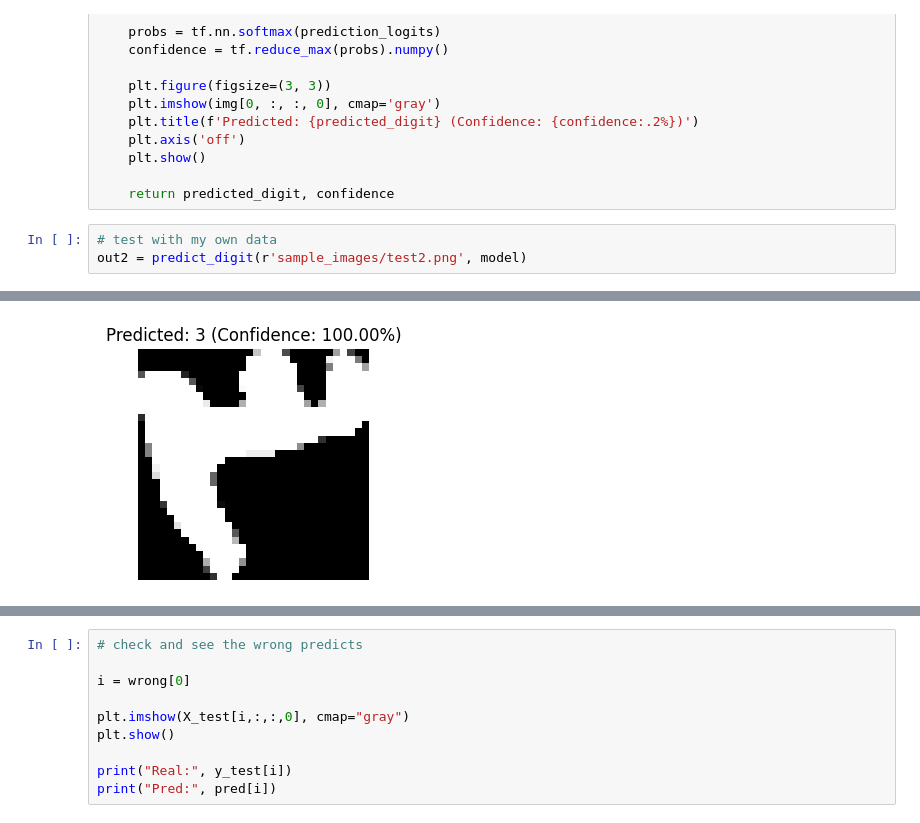
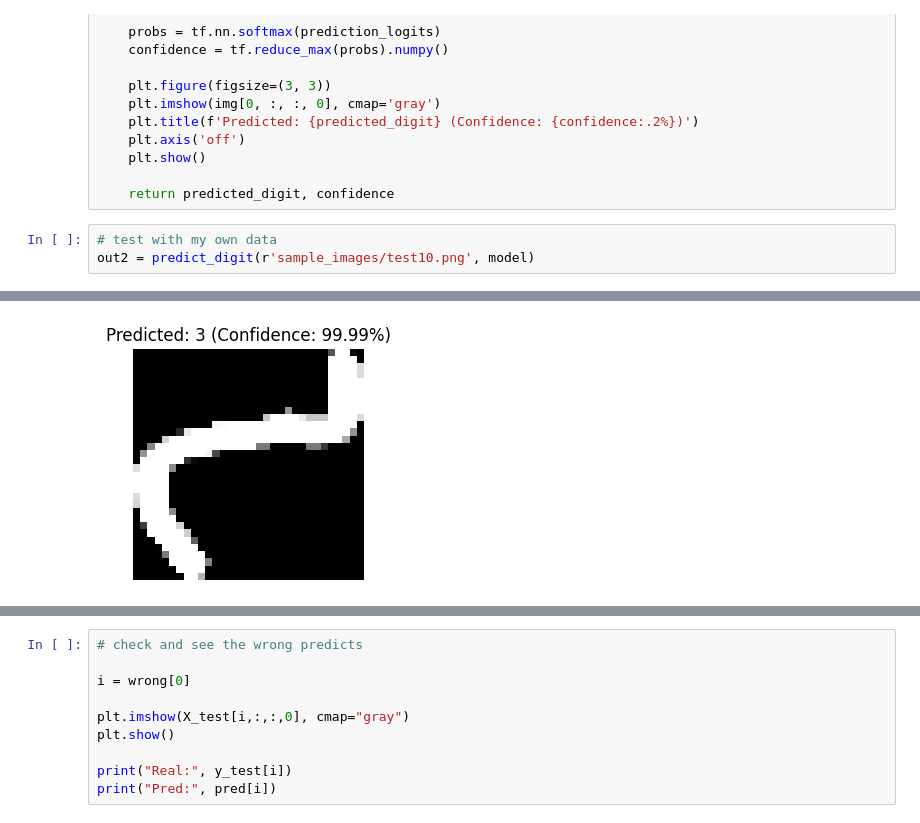
Before and after one commit to rosacraft/Persian-Handwritten-Digit-Recognition, a Jupyter notebook: main.ipynb, the cells around one changed output, grey strips where cells are left out. Drawn from its saved outputs; the diff is of its cells as text.

Commit message:
Add CNN digit recognition project

```diff
--- a/main.ipynb
+++ b/main.ipynb
@@ -248,5 +246,5 @@ def predict_digit(image_path, model, target_size=(32,32)):
     return predicted_digit, confidence
 # %%
 # test with my own data
-out2 = predict_digit(r'sample_images/test2.png', model)
+out2 = predict_digit(r'sample_images/test10.png', model)
 # %% [output]
@@ -254,4 +252,4 @@ out2 = predict_digit(r'sample_images/test2.png', model)
-[figure, old version]
+[figure, new version]
 # %%
 # check the number of wrong predicts
 pred = model.predict(X_test)
```
Also changed, not shown: parts of 3 cells of this notebook.
